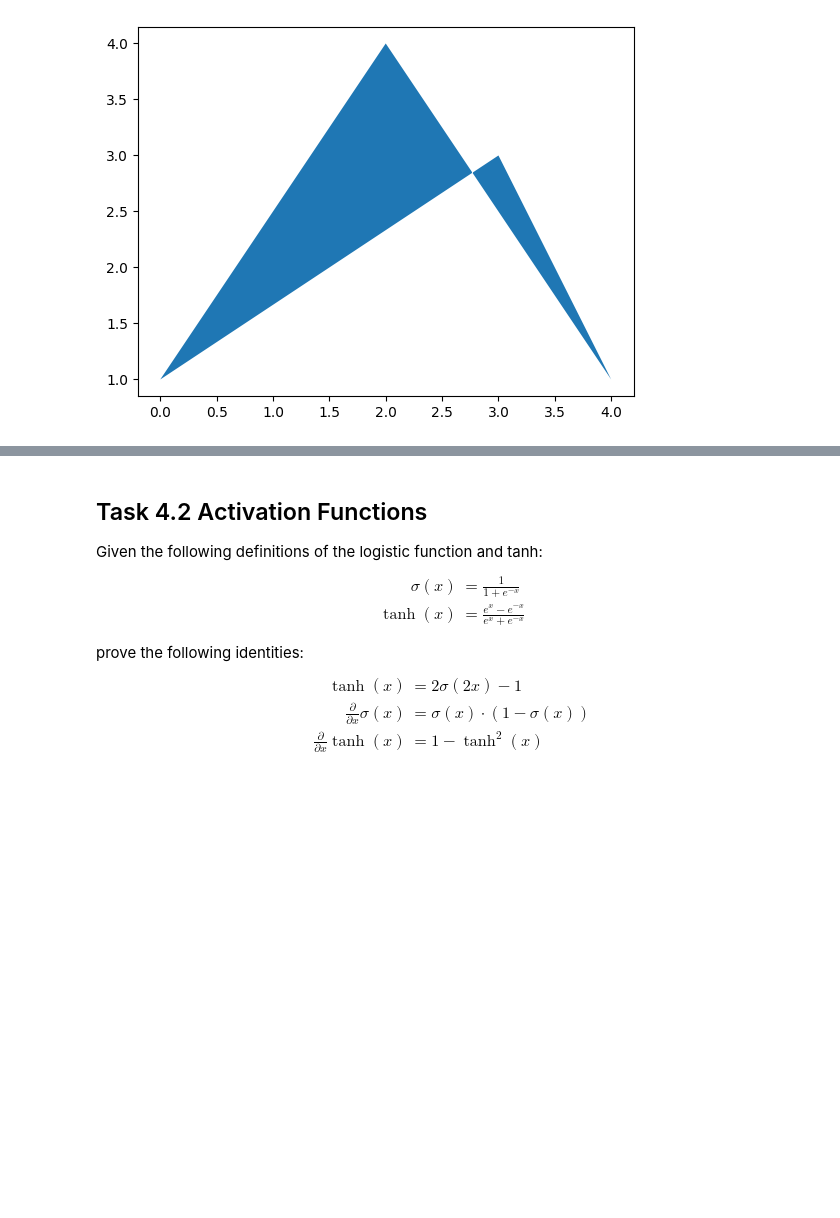
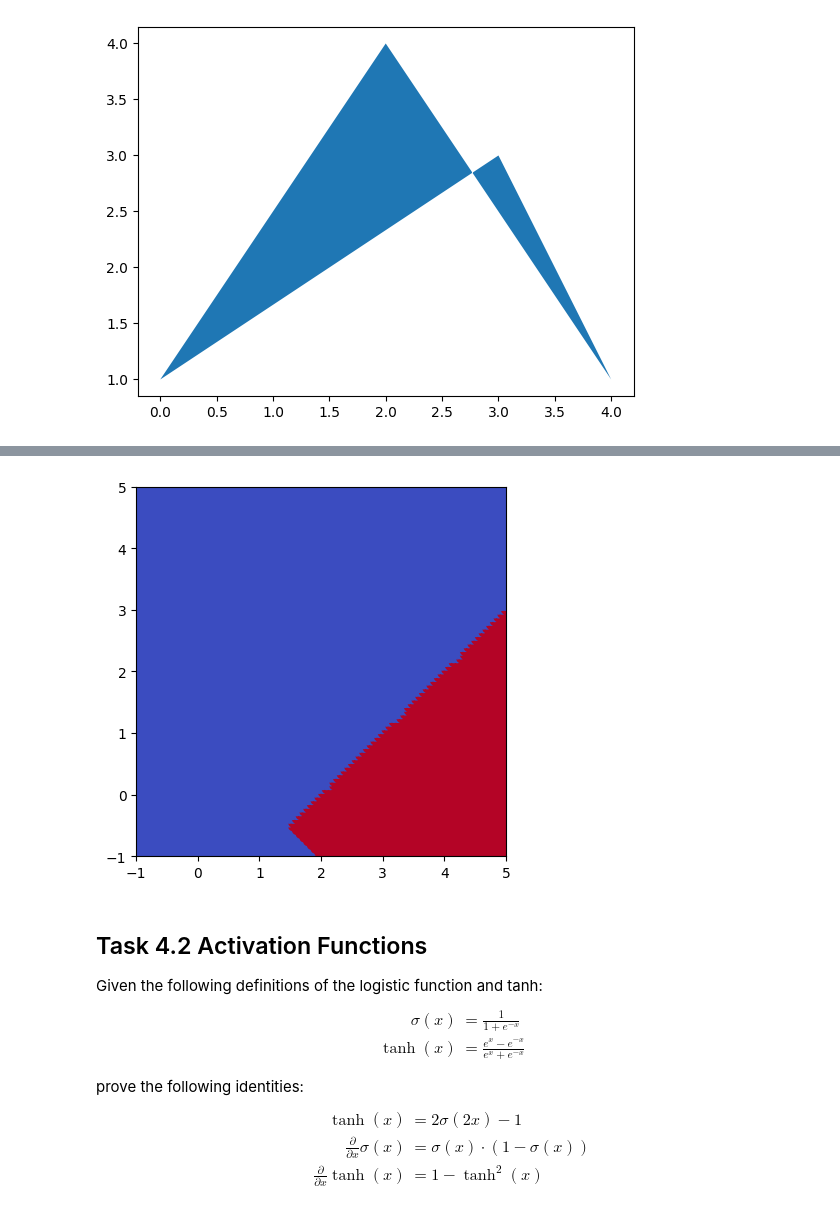
Before and after one commit to d3nnis2001/NeuralNetworks, a Jupyter notebook: a4.ipynb, the cells around one changed output, grey strips where cells are left out. Cells and saved outputs as stored; diff of their text form; code cells hidden in the pictures; blank space fills up the shorter version.

```diff
--- a/a4.ipynb
+++ b/a4.ipynb
@@ -59,3 +18,43 @@ ValueError: shapes (2,2) and (4,) not aligned: 2 (dim 1) != 4 (dim 0)
+# %%
+def heaviside(x):
+    return np.where(x >= 0, 1, 0)
+
+#MLP
+def mlp(input):
+    #Biases and weights
+    biases = np.array([-1, -2, -1, -2])
+    weights = np.array([[1, 1, -1, -1], [1, -1, 1, -1]])
+
+    #Hidden layer
+    hidden_layer = heaviside(np.dot(input, weights) + biases)
+
+    #Output
+    output = np.logical_or(np.logical_and(hidden_layer[:, 0], hidden_layer[:, 1]), np.logical_and(hidden_layer[:, 2], hidden_layer[:, 3]))
+    return output
+
+#Generate points with help of region points
+y = np.linspace(-1, 5, 100)
+x = np.linspace(-1, 5, 100)
+X, Y = np.meshgrid(x, y)
+points = np.column_stack((X.flatten(), Y.flatten()))
+
+#Classification of points (with MLP)
+classifications = mlp(points)
+
+#Region
+blue_region = np.array([[0, 1], [3, 3], [3, 3], [4, 1], [4, 1], [2, 4], [2, 4], [0, 1]])
+other_region = np.array([[0, 4], [0, 0], [5, 5], [5, 1], [1, 1], [4, 4]])
+
+#Plot regions and points
+plt.fill(*blue_region.T, color='blue')
+plt.fill(*other_region.T, color='red')
+plt.scatter(points[:, 0], points[:, 1], c=classifications, cmap='coolwarm')
+plt.xlim(-1, 5)
+plt.ylim(-1, 5)
+plt.gca().set_aspect('equal', adjustable='box')
+plt.show()
+# %% [output]
+[figure, added]
 # %% [markdown]
 ## Task 4.2 Activation Functions
 
```
Also changed, not shown: parts of 4 cells of this notebook.
